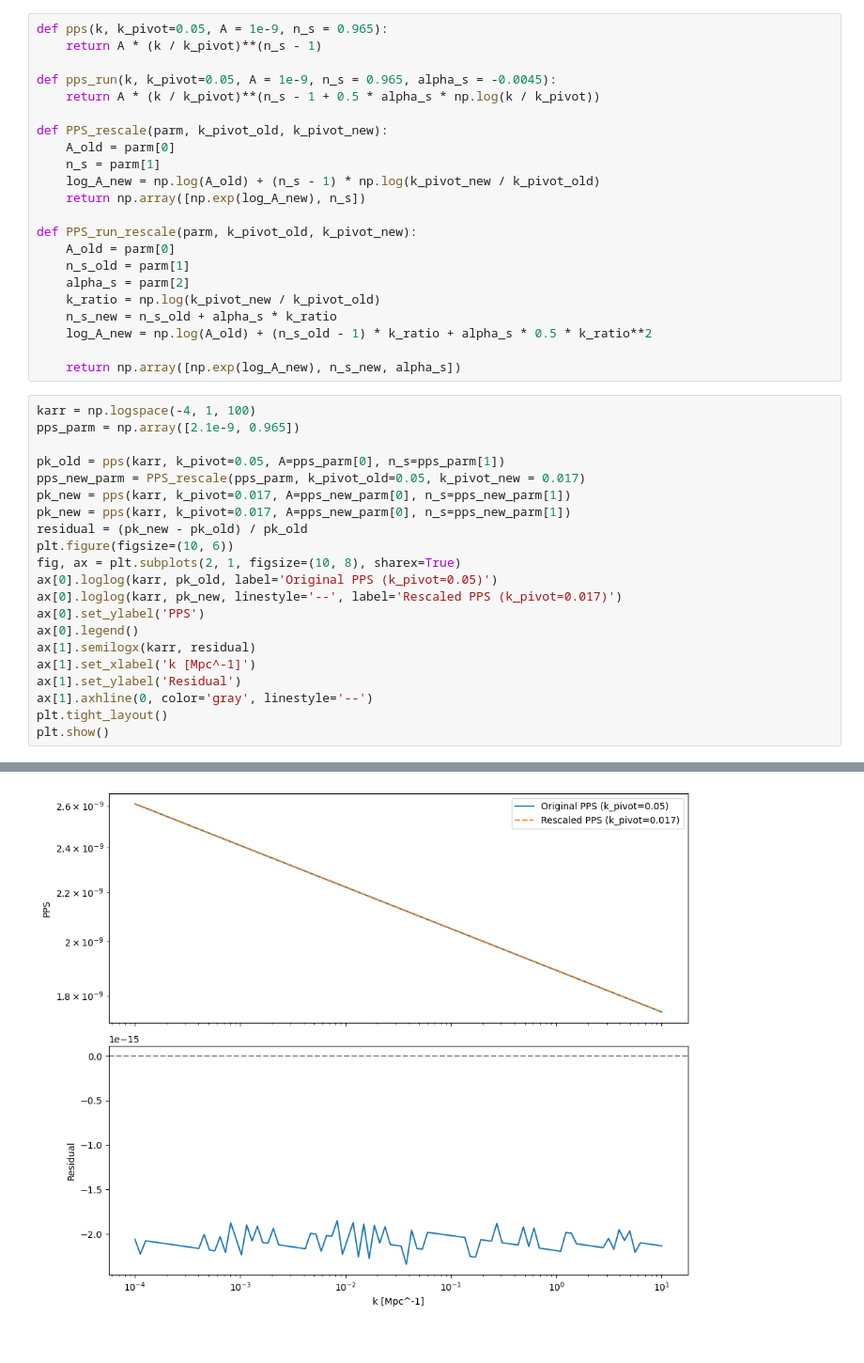
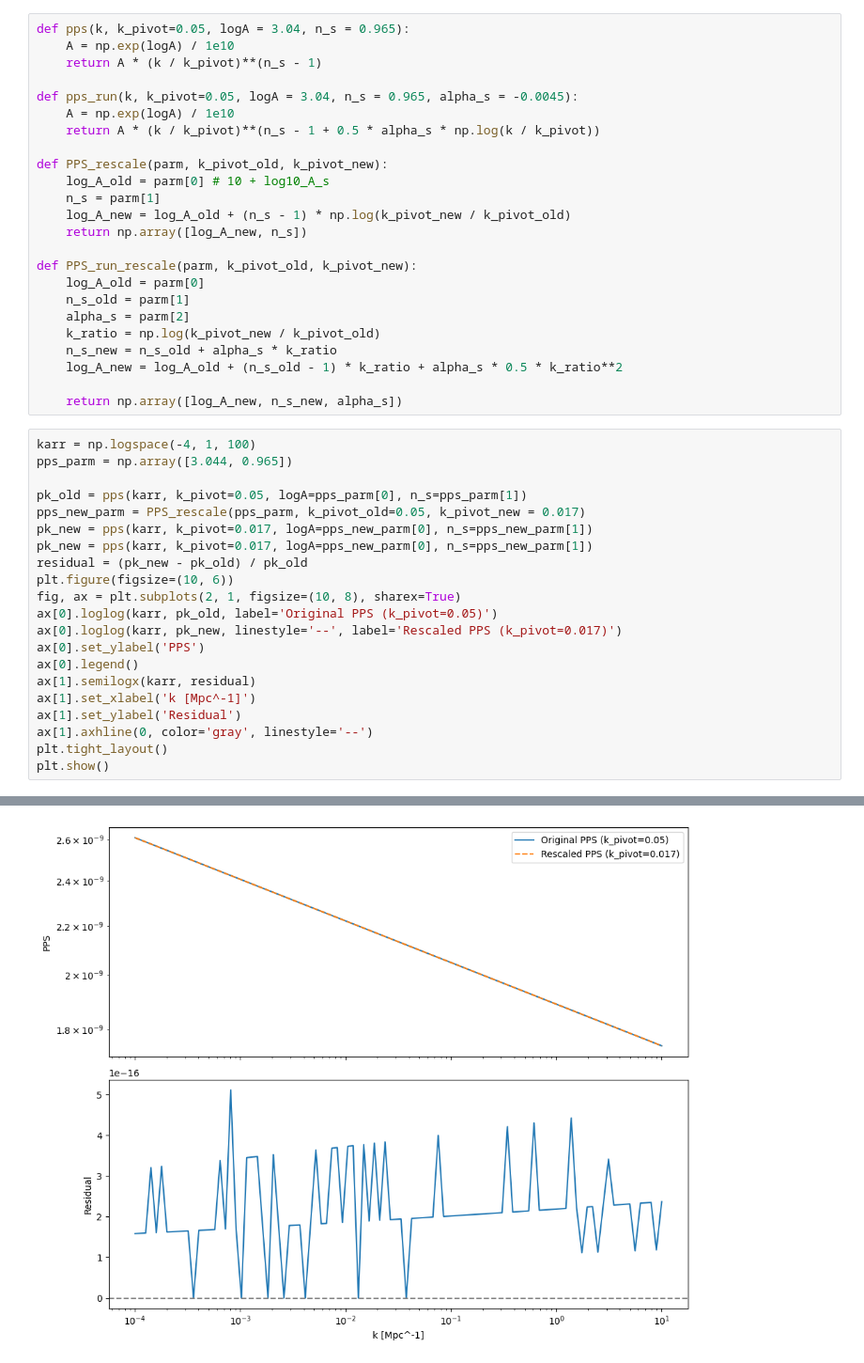
Before and after one commit to john1256/KASI_Ms, a Jupyter notebook: 2025/Field_research_2/PPS.ipynb, the cells around one changed output, grey strips where cells are left out. Shown at 94% size. Cells and saved outputs as stored; diff of their text form.

```diff
--- a/2025/Field_research_2/PPS.ipynb
+++ b/2025/Field_research_2/PPS.ipynb
@@ -9,48 +5,50 @@ pk(3)
 # %%
-def pps(k, k_pivot=0.05, A = 1e-9, n_s = 0.965):
+def pps(k, k_pivot=0.05, logA = 3.04, n_s = 0.965):
+    A = np.exp(logA) / 1e10
     return A * (k / k_pivot)**(n_s - 1)
 
-def pps_run(k, k_pivot=0.05, A = 1e-9, n_s = 0.965, alpha_s = -0.0045):
+def pps_run(k, k_pivot=0.05, logA = 3.04, n_s = 0.965, alpha_s = -0.0045):
+    A = np.exp(logA) / 1e10
     return A * (k / k_pivot)**(n_s - 1 + 0.5 * alpha_s * np.log(k / k_pivot))
 
 def PPS_rescale(parm, k_pivot_old, k_pivot_new):
-    A_old = parm[0]
+    log_A_old = parm[0] # 10 + log10_A_s
     n_s = parm[1]
-    log_A_new = np.log(A_old) + (n_s - 1) * np.log(k_pivot_new / k_pivot_old)
-    return np.array([np.exp(log_A_new), n_s])
+    log_A_new = log_A_old + (n_s - 1) * np.log(k_pivot_new / k_pivot_old)
+    return np.array([log_A_new, n_s])
 
 def PPS_run_rescale(parm, k_pivot_old, k_pivot_new):
-    A_old = parm[0]
+    log_A_old = parm[0]
     n_s_old = parm[1]
     alpha_s = parm[2]
     k_ratio = np.log(k_pivot_new / k_pivot_old)
     n_s_new = n_s_old + alpha_s * k_ratio
-    log_A_new = np.log(A_old) + (n_s_old - 1) * k_ratio + alpha_s * 0.5 * k_ratio**2
+    log_A_new = log_A_old + (n_s_old - 1) * k_ratio + alpha_s * 0.5 * k_ratio**2
 
-    return np.array([np.exp(log_A_new), n_s_new, alpha_s])
+    return np.array([log_A_new, n_s_new, alpha_s])
 # %%
 karr = np.logspace(-4, 1, 100)
-pps_parm = np.array([2.1e-9, 0.965])
+pps_parm = np.array([3.044, 0.965])
 
-pk_old = pps(karr, k_pivot=0.05, A=pps_parm[0], n_s=pps_parm[1])
+pk_old = pps(karr, k_pivot=0.05, logA=pps_parm[0], n_s=pps_parm[1])
 pps_new_parm = PPS_rescale(pps_parm, k_pivot_old=0.05, k_pivot_new = 0.017)
-pk_new = pps(karr, k_pivot=0.017, A=pps_new_parm[0], n_s=pps_new_parm[1])
-pk_new = pps(karr, k_pivot=0.017, A=pps_new_parm[0], n_s=pps_new_parm[1])
+pk_new = pps(karr, k_pivot=0.017, logA=pps_new_parm[0], n_s=pps_new_parm[1])
+pk_new = pps(karr, k_pivot=0.017, logA=pps_new_parm[0], n_s=pps_new_parm[1])
 residual = (pk_new - pk_old) / pk_old
 plt.figure(figsize=(10, 6))
 fig, ax = plt.subplots(2, 1, figsize=(10, 8), sharex=True)
 ax[0].loglog(karr, pk_old, label='Original PPS (k_pivot=0.05)')
 ax[0].loglog(karr, pk_new, linestyle='--', label='Rescaled PPS (k_pivot=0.017)')
 ax[0].set_ylabel('PPS')
 ax[0].legend()
 ax[1].semilogx(karr, residual)
 ax[1].set_xlabel('k [Mpc^-1]')
 ax[1].set_ylabel('Residual')
 ax[1].axhline(0, color='gray', linestyle='--')
 plt.tight_layout()
 plt.show()
 # %% [output]
 <Figure size 1000x600 with 0 Axes>
-[figure, old version]
+[figure, new version]
 # %%
 karr = np.logspace(-4, 1, 100)
```
Also changed, not shown: parts of 14 cells of this notebook, 5 other files.
